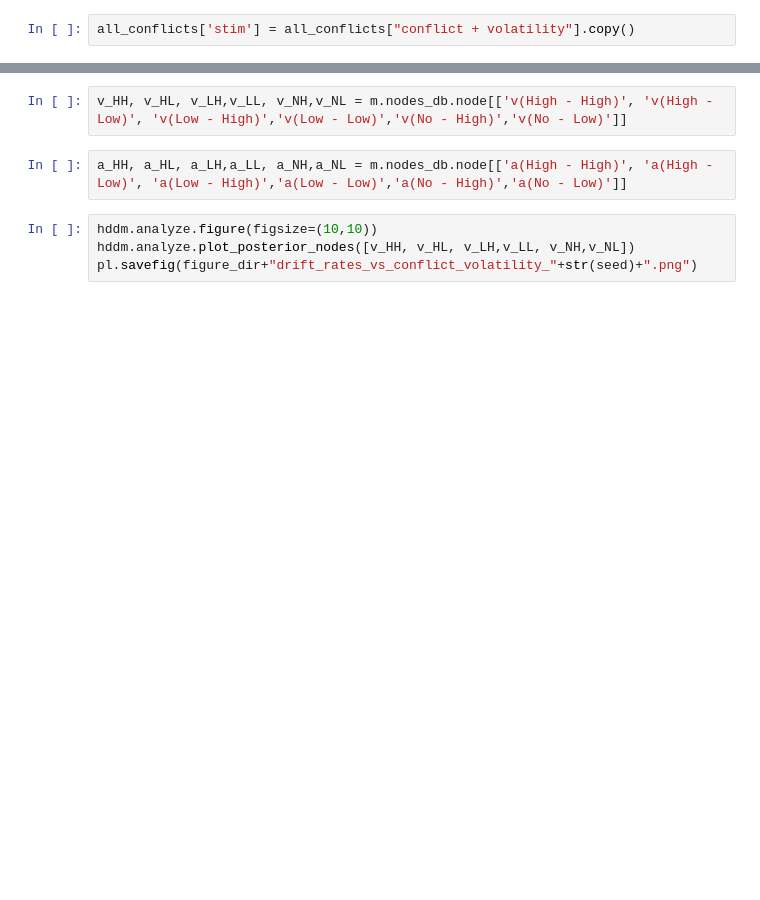
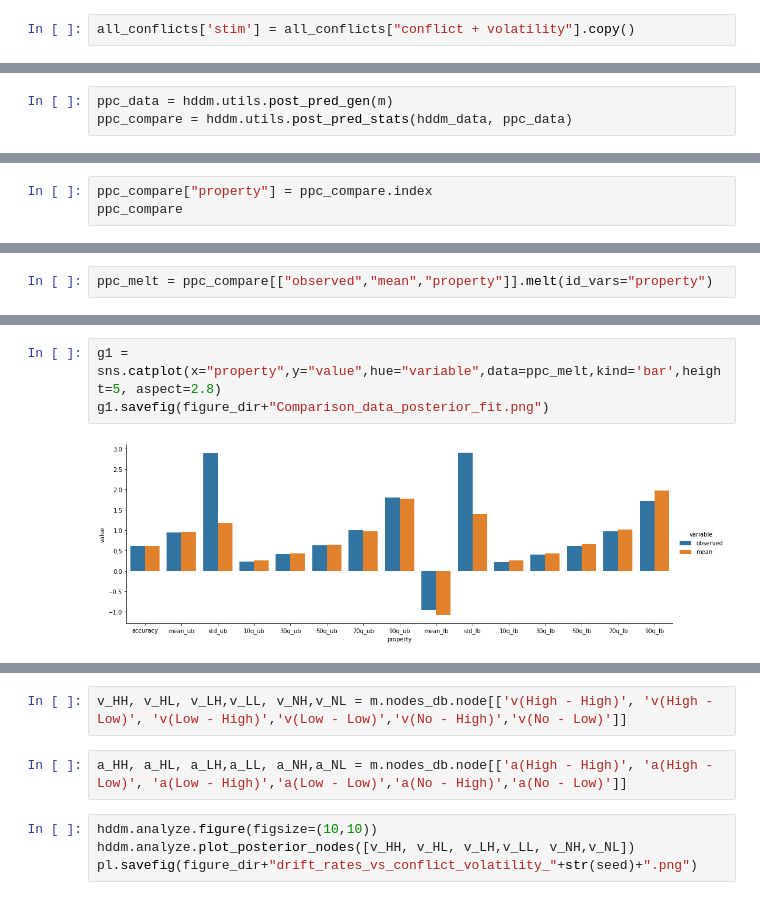
Before and after one commit to jyotikab/Y_maze_data_analysis, a Jupyter notebook: hddm_fit.ipynb, the cells around one changed output, grey strips where cells are left out. Cells and saved outputs as stored; diff of their text form; blank space fills up the shorter version.

```diff
--- a/hddm_fit.ipynb
+++ b/hddm_fit.ipynb
@@ -109,0 +96,3 @@ stats = m.gen_stats()
+# %%
+ppc_data = hddm.utils.post_pred_gen(m)
+ppc_compare = hddm.utils.post_pred_stats(hddm_data, ppc_data)
@@ -109,0 +120,3 @@ stats = m.gen_stats()
+# %%
+ppc_compare["property"] = ppc_compare.index
+ppc_compare
@@ -109,0 +141,2 @@ stats = m.gen_stats()
+# %%
+ppc_melt = ppc_compare[["observed","mean","property"]].melt(id_vars="property")
@@ -110,2 +163,7 @@ stats = m.gen_stats()
+# %%
+g1 = sns.catplot(x="property",y="value",hue="variable",data=ppc_melt,kind='bar',height=5, aspect=2.8)
+g1.savefig(figure_dir+"Comparison_data_posterior_fit.png")
+# %% [output]
+[figure, added]
 # %%
 m.gen_stats()
```
Also changed, not shown: parts of 14 cells of this notebook, 1 other file.
